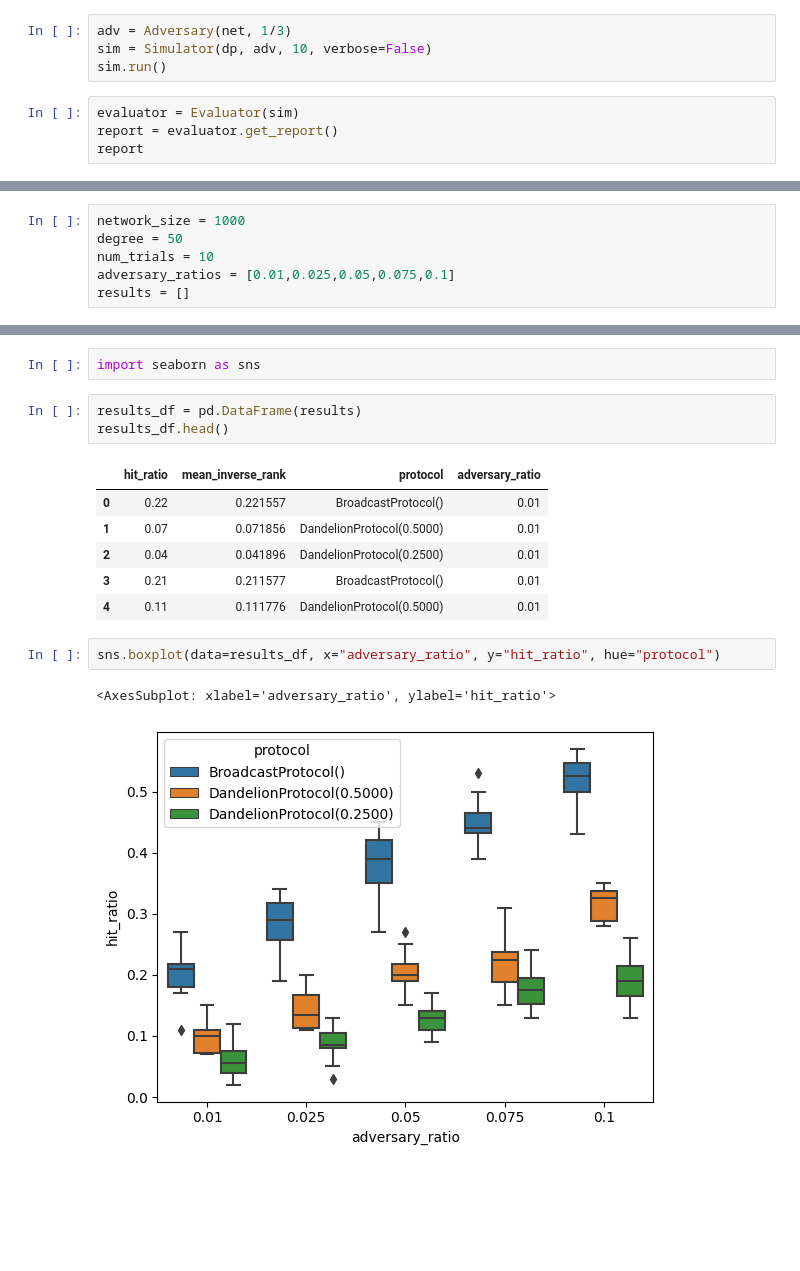
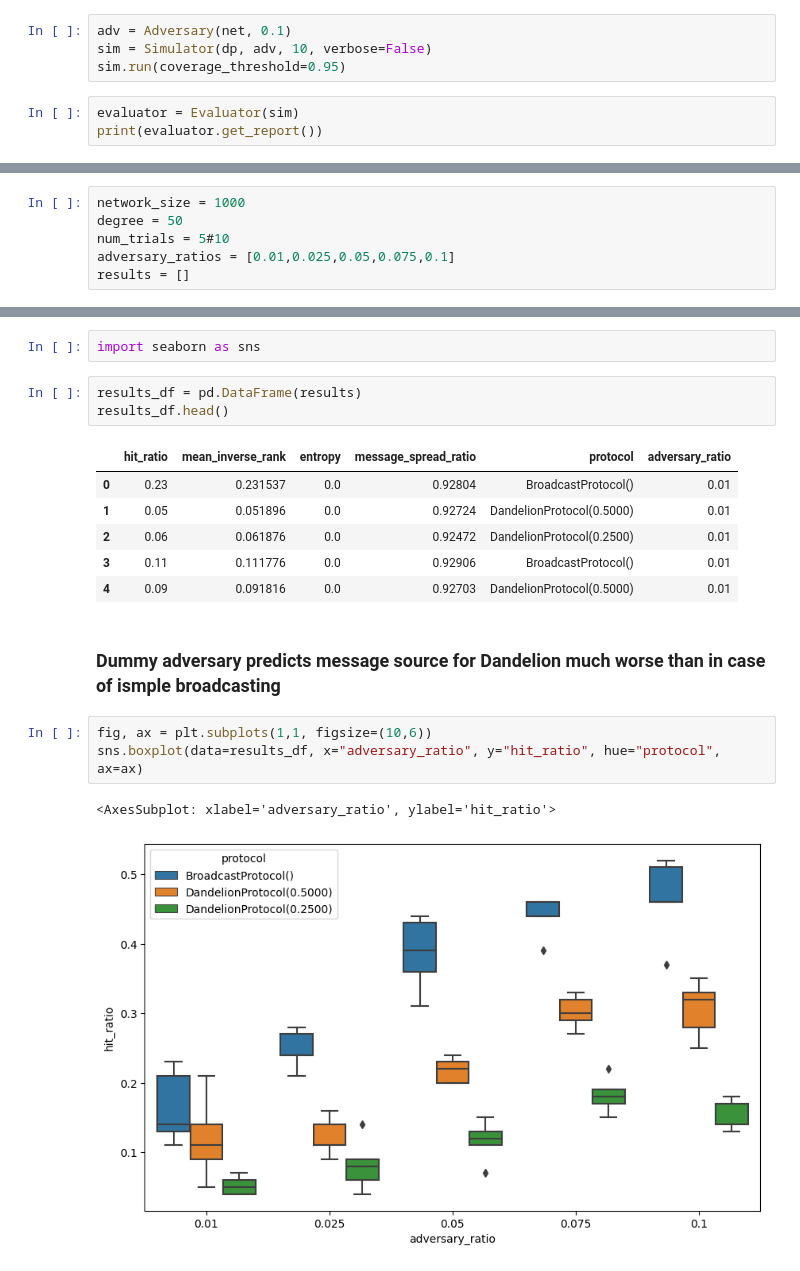
Before and after one commit to ferencberes/ethp2psim, a Jupyter notebook: Experimental.ipynb, the cells around one changed output, grey strips where cells are left out. Drawn from its saved outputs; the diff is of its cells as text; blank space fills up the shorter version.

Commit message:
quickstart added in readme + more evaluator metrics

```diff
--- a/Experimental.ipynb
+++ b/Experimental.ipynb
@@ -22,9 +22,8 @@ nx.draw(dp.line_graph, node_size=5)
 # %%
-adv = Adversary(net, 1/3)
+adv = Adversary(net, 0.1)
 sim = Simulator(dp, adv, 10, verbose=False)
-sim.run()
+sim.run(coverage_threshold=0.95)
 # %%
 evaluator = Evaluator(sim)
-report = evaluator.get_report()
-report
+print(evaluator.get_report())
 # %% [output]
@@ -43,7 +42,7 @@ def run_and_eval(net: Network, adv: Adversary, protocol: Protocol):
 # %%
 network_size = 1000
 degree = 50
-num_trials = 10
+num_trials = 5#10
 adversary_ratios = [0.01,0.025,0.05,0.075,0.1]
 results = []
 # %%
@@ -73,14 +72,17 @@ import seaborn as sns
 results_df = pd.DataFrame(results)
 results_df.head()
 # %% [output]
-|  | hit_ratio | mean_inverse_rank | protocol | adversary_ratio |
-| 0 | 0.22 | 0.221557 | BroadcastProtocol() | 0.01 |
-| 1 | 0.07 | 0.071856 | DandelionProtocol(0.5000) | 0.01 |
-| 2 | 0.04 | 0.041896 | DandelionProtocol(0.2500) | 0.01 |
-| 3 | 0.21 | 0.211577 | BroadcastProtocol() | 0.01 |
-| 4 | 0.11 | 0.111776 | DandelionProtocol(0.5000) | 0.01 |
+|  | hit_ratio | mean_inverse_rank | entropy | message_spread_ratio | protocol | adversary_ratio |
+| 0 | 0.23 | 0.231537 | 0.0 | 0.92804 | BroadcastProtocol() | 0.01 |
+| 1 | 0.05 | 0.051896 | 0.0 | 0.92724 | DandelionProtocol(0.5000) | 0.01 |
+| 2 | 0.06 | 0.061876 | 0.0 | 0.92472 | DandelionProtocol(0.2500) | 0.01 |
+| 3 | 0.11 | 0.111776 | 0.0 | 0.92906 | BroadcastProtocol() | 0.01 |
+| 4 | 0.09 | 0.091816 | 0.0 | 0.92703 | DandelionProtocol(0.5000) | 0.01 |
+# %% [markdown]
+### Dummy adversary predicts message source for Dandelion much worse than in case of ismple broadcasting
 # %%
-sns.boxplot(data=results_df, x="adversary_ratio", y="hit_ratio", hue="protocol")
+fig, ax = plt.subplots(1,1, figsize=(10,6))
+sns.boxplot(data=results_df, x="adversary_ratio", y="hit_ratio", hue="protocol", ax=ax)
 # %% [output]
 <AxesSubplot: xlabel='adversary_ratio', ylabel='hit_ratio'>
-[figure, old version]
+[figure, new version]
```
Also changed, not shown: parts of 5 cells of this notebook, 2 other files.
